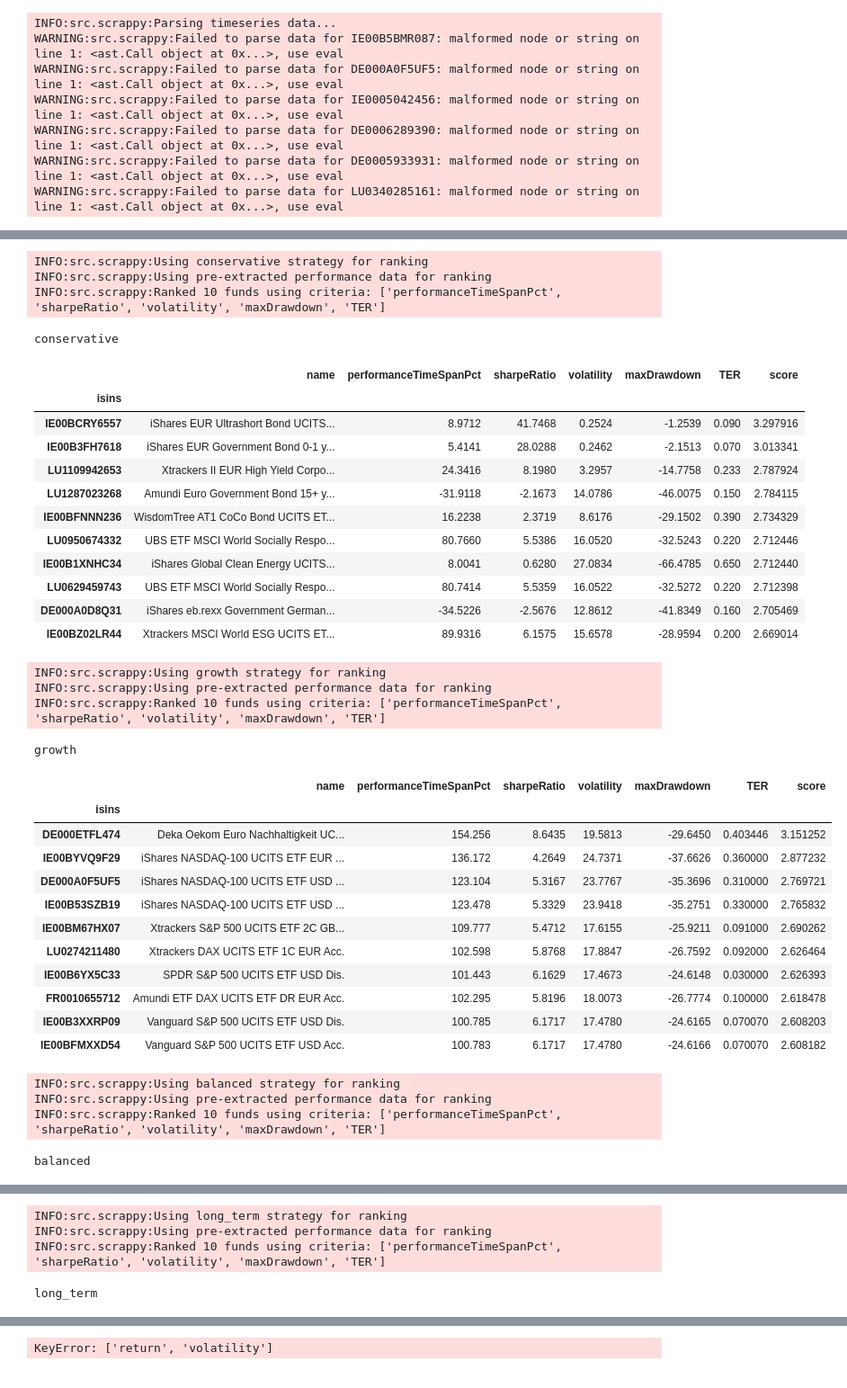
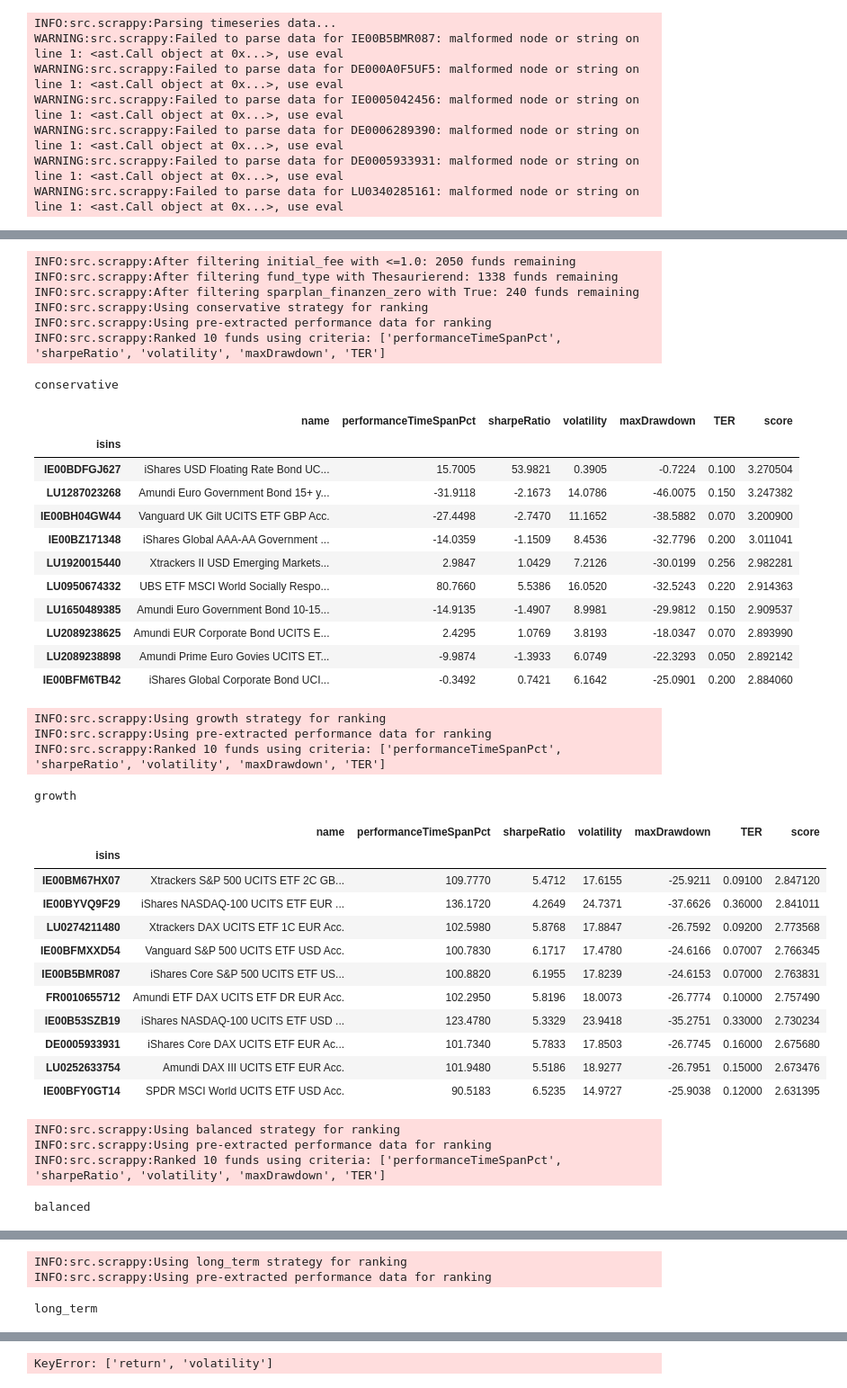
Before and after one commit to jubberwockey/scrappy, a Jupyter notebook: notebooks/scrappy.ipynb, the cells around one changed output, grey strips where cells are left out. Shown: that part at 90% size. Drawn from its saved outputs; the diff is of its cells as text; code cells hidden in the pictures.

```diff
--- a/notebooks/scrappy.ipynb
+++ b/notebooks/scrappy.ipynb
@@ -2,7 +2,10 @@
 %load_ext autoreload
 %autoreload 2
 
+import pandas as pd
 from src.scrappy import Scrappy
+
+pd.set_option('future.no_silent_downcasting', True)
 
 s = Scrappy(
         funds_overview_path='data/funds_overview.csv',
@@ -77,49 +97,58 @@ INFO:src.scrappy:Ranked 20 funds using criteria: ['performanceTimeSpanPct', 'sha
 # %%
 # rank by strategies
+filters = {
+        'initial_fee': '<=1.0', # Ausgabeaufschlag
+        'fund_type': 'Thesaurierend',
+        'sparplan_finanzen_zero': True,
+    }
+filtered_isins = s.filter_funds(filters)[['name', 'initial_fee', 'sparplan_finanzen_zero']].index
 
 print("conservative")
-display(s.rank_funds_by_strategy(timespan='5Y', sparplan_only=True, strategy='conservative'))
+display(s.rank_funds_by_strategy(timespan='5Y', isins=filtered_isins, strategy='conservative'))
 print("growth")
-display(s.rank_funds_by_strategy(timespan='5Y', sparplan_only=True, strategy='growth'))
+display(s.rank_funds_by_strategy(timespan='5Y', isins=filtered_isins, strategy='growth'))
 print("balanced")
-display(s.rank_funds_by_strategy(timespan='5Y', sparplan_only=True, strategy='balanced'))
+display(s.rank_funds_by_strategy(timespan='5Y', isins=filtered_isins, strategy='balanced'))
 print("long_term")
-display(s.rank_funds_by_strategy(timespan='5Y', sparplan_only=True, strategy='long_term'))
+display(s.rank_funds_by_strategy(timespan='5Y', isins=filtered_isins, strategy='long_term'))
 print("short_term")
-display(s.rank_funds_by_strategy(timespan='1Y', sparplan_only=True, strategy='short_term'))
+display(s.rank_funds_by_strategy(timespan='1Y', isins=filtered_isins, strategy='short_term'))
 # %% [output]
+INFO:src.scrappy:After filtering initial_fee with <=1.0: 2050 funds remaining
+INFO:src.scrappy:After filtering fund_type with Thesaurierend: 1338 funds remaining
+INFO:src.scrappy:After filtering sparplan_finanzen_zero with True: 240 funds remaining
 INFO:src.scrappy:Using conservative strategy for ranking
 INFO:src.scrappy:Using pre-extracted performance data for ranking
 INFO:src.scrappy:Ranked 10 funds using criteria: ['performanceTimeSpanPct', 'sharpeRatio', 'volatility', 'maxDrawdown', 'TER']
 conservative
 |  | name | performanceTimeSpanPct | sharpeRatio | volatility | maxDrawdown | TER | score |
 | isins |  |  |  |  |  |  |  |
-| IE00BCRY6557 | iShares EUR Ultrashort Bond UCITS... | 8.9712 | 41.7468 | 0.2524 | -1.2539 | 0.090 | 3.297916 |
-| IE00B3FH7618 | iShares EUR Government Bond 0-1 y... | 5.4141 | 28.0288 | 0.2462 | -2.1513 | 0.070 | 3.013341 |
-| LU1109942653 | Xtrackers II EUR High Yield Corpo... | 24.3416 | 8.1980 | 3.2957 | -14.7758 | 0.233 | 2.787924 |
-| LU1287023268 | Amundi Euro Government Bond 15+ y... | -31.9118 | -2.1673 | 14.0786 | -46.0075 | 0.150 | 2.784115 |
-| IE00BFNNN236 | WisdomTree AT1 CoCo Bond UCITS ET... | 16.2238 | 2.3719 | 8.6176 | -29.1502 | 0.390 | 2.734329 |
-| LU0950674332 | UBS ETF MSCI World Socially Respo... | 80.7660 | 5.5386 | 16.0520 | -32.5243 | 0.220 | 2.712446 |
-| IE00B1XNHC34 | iShares Global Clean Energy UCITS... | 8.0041 | 0.6280 | 27.0834 | -66.4785 | 0.650 | 2.712440 |
-| LU0629459743 | UBS ETF MSCI World Socially Respo... | 80.7414 | 5.5359 | 16.0522 | -32.5272 | 0.220 | 2.712398 |
-| DE000A0D8Q31 | iShares eb.rexx Government German... | -34.5226 | -2.5676 | 12.8612 | -41.8349 | 0.160 | 2.705469 |
-| IE00BZ02LR44 | Xtrackers MSCI World ESG UCITS ET... | 89.9316 | 6.1575 | 15.6578 | -28.9594 | 0.200 | 2.669014 |
+| IE00BDFGJ627 | iShares USD Floating Rate Bond UC... | 15.7005 | 53.9821 | 0.3905 | -0.7224 | 0.100 | 3.270504 |
+| LU1287023268 | Amundi Euro Government Bond 15+ y... | -31.9118 | -2.1673 | 14.0786 | -46.0075 | 0.150 | 3.247382 |
+| IE00BH04GW44 | Vanguard UK Gilt UCITS ETF GBP Acc. | -27.4498 | -2.7470 | 11.1652 | -38.5882 | 0.070 | 3.200900 |
+| IE00BZ171348 | iShares Global AAA-AA Government ... | -14.0359 | -1.1509 | 8.4536 | -32.7796 | 0.200 | 3.011041 |
+| LU1920015440 | Xtrackers II USD Emerging Markets... | 2.9847 | 1.0429 | 7.2126 | -30.0199 | 0.256 | 2.982281 |
+| LU0950674332 | UBS ETF MSCI World Socially Respo... | 80.7660 | 5.5386 | 16.0520 | -32.5243 | 0.220 | 2.914363 |
+| LU1650489385 | Amundi Euro Government Bond 10-15... | -14.9135 | -1.4907 | 8.9981 | -29.9812 | 0.150 | 2.909537 |
+| LU2089238625 | Amundi EUR Corporate Bond UCITS E... | 2.4295 | 1.0769 | 3.8193 | -18.0347 | 0.070 | 2.893990 |
+| LU2089238898 | Amundi Prime Euro Govies UCITS ET... | -9.9874 | -1.3933 | 6.0749 | -22.3293 | 0.050 | 2.892142 |
+| IE00BFM6TB42 | iShares Global Corporate Bond UCI... | -0.3492 | 0.7421 | 6.1642 | -25.0901 | 0.200 | 2.884060 |
 INFO:src.scrappy:Using growth strategy for ranking
 INFO:src.scrappy:Using pre-extracted performance data for ranking
 INFO:src.scrappy:Ranked 10 funds using criteria: ['performanceTimeSpanPct', 'sharpeRatio', 'volatility', 'maxDrawdown', 'TER']
 growth
 |  | name | performanceTimeSpanPct | sharpeRatio | volatility | maxDrawdown | TER | score |
 | isins |  |  |  |  |  |  |  |
-| DE000ETFL474 | Deka Oekom Euro Nachhaltigkeit UC... | 154.256 | 8.6435 | 19.5813 | -29.6450 | 0.403446 | 3.151252 |
-| IE00BYVQ9F29 | iShares NASDAQ-100 UCITS ETF EUR ... | 136.172 | 4.2649 | 24.7371 | -37.6626 | 0.360000 | 2.877232 |
-| DE000A0F5UF5 | iShares NASDAQ-100 UCITS ETF USD ... | 123.104 | 5.3167 | 23.7767 | -35.3696 | 0.310000 | 2.769721 |
-| IE00B53SZB19 | iShares NASDAQ-100 UCITS ETF USD ... | 123.478 | 5.3329 | 23.9418 | -35.2751 | 0.330000 | 2.765832 |
-| IE00BM67HX07 | Xtrackers S&P 500 UCITS ETF 2C GB... | 109.777 | 5.4712 | 17.6155 | -25.9211 | 0.091000 | 2.690262 |
-| LU0274211480 | Xtrackers DAX UCITS ETF 1C EUR Acc. | 102.598 | 5.8768 | 17.8847 | -26.7592 | 0.092000 | 2.626464 |
-| IE00B6YX5C33 | SPDR S&P 500 UCITS ETF USD Dis. | 101.443 | 6.1629 | 17.4673 | -24.6148 | 0.030000 | 2.626393 |
-| FR0010655712 | Amundi ETF DAX UCITS ETF DR EUR Acc. | 102.295 | 5.8196 | 18.0073 | -26.7774 | 0.100000 | 2.618478 |
-| IE00B3XXRP09 | Vanguard S&P 500 UCITS ETF USD Dis. | 100.785 | 6.1717 | 17.4780 | -24.6165 | 0.070070 | 2.608203 |
-| IE00BFMXXD54 | Vanguard S&P 500 UCITS ETF USD Acc. | 100.783 | 6.1717 | 17.4780 | -24.6166 | 0.070070 | 2.608182 |
+| IE00BM67HX07 | Xtrackers S&P 500 UCITS ETF 2C GB... | 109.7770 | 5.4712 | 17.6155 | -25.9211 | 0.09100 | 2.847120 |
+| IE00BYVQ9F29 | iShares NASDAQ-100 UCITS ETF EUR ... | 136.1720 | 4.2649 | 24.7371 | -37.6626 | 0.36000 | 2.841011 |
+| LU0274211480 | Xtrackers DAX UCITS ETF 1C EUR Acc. | 102.5980 | 5.8768 | 17.8847 | -26.7592 | 0.09200 | 2.773568 |
+| IE00BFMXXD54 | Vanguard S&P 500 UCITS ETF USD Acc. | 100.7830 | 6.1717 | 17.4780 | -24.6166 | 0.07007 | 2.766345 |
+| IE00B5BMR087 | iShares Core S&P 500 UCITS ETF US... | 100.8820 | 6.1955 | 17.8239 | -24.6153 | 0.07000 | 2.763831 |
+| FR0010655712 | Amundi ETF DAX UCITS ETF DR EUR Acc. | 102.2950 | 5.8196 | 18.0073 | -26.7774 | 0.10000 | 2.757490 |
+| IE00B53SZB19 | iShares NASDAQ-100 UCITS ETF USD ... | 123.4780 | 5.3329 | 23.9418 | -35.2751 | 0.33000 | 2.730234 |
+| DE0005933931 | iShares Core DAX UCITS ETF EUR Ac... | 101.7340 | 5.7833 | 17.8503 | -26.7745 | 0.16000 | 2.675680 |
+| LU0252633754 | Amundi DAX III UCITS ETF EUR Acc. | 101.9480 | 5.5186 | 18.9277 | -26.7951 | 0.15000 | 2.673476 |
+| IE00BFY0GT14 | SPDR MSCI World UCITS ETF USD Acc. | 90.5183 | 6.5235 | 14.9727 | -25.9038 | 0.12000 | 2.631395 |
 INFO:src.scrappy:Using balanced strategy for ranking
 INFO:src.scrappy:Using pre-extracted performance data for ranking
 INFO:src.scrappy:Ranked 10 funds using criteria: ['performanceTimeSpanPct', 'sharpeRatio', 'volatility', 'maxDrawdown', 'TER']
@@ -139,4 +168,3 @@ balanced
 INFO:src.scrappy:Using long_term strategy for ranking
 INFO:src.scrappy:Using pre-extracted performance data for ranking
-INFO:src.scrappy:Ranked 10 funds using criteria: ['performanceTimeSpanPct', 'sharpeRatio', 'volatility', 'maxDrawdown', 'TER']
 long_term
```
Also changed, not shown: parts of 4 cells of this notebook, 6 other files.
